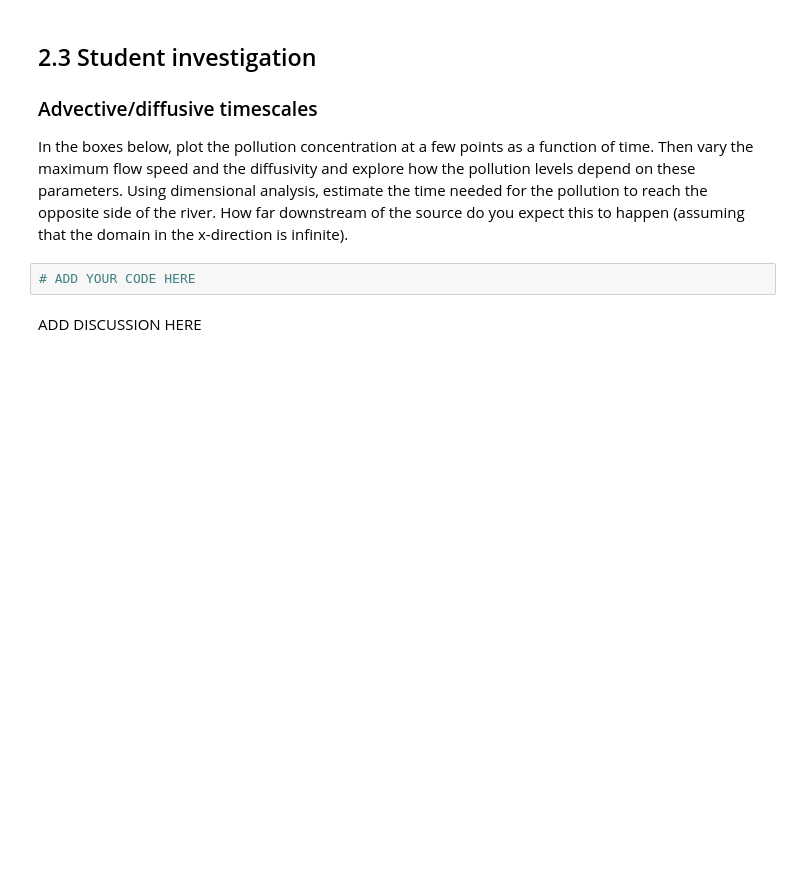
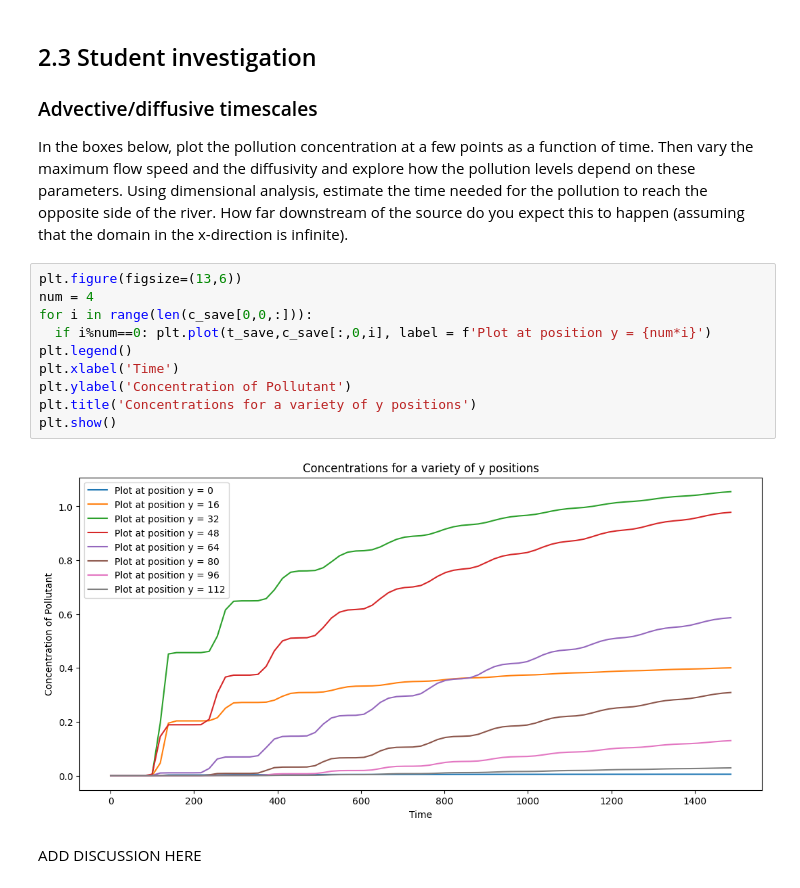
Before and after one commit to SquidsofDoom/QCES, a Jupyter notebook: Project2_transport.ipynb, the cells around one changed output. Saved outputs shown, nothing was run; the diff lists cells and outputs as text; blank space fills up the shorter version.

```diff
--- a/Project2_transport.ipynb
+++ b/Project2_transport.ipynb
@@ -442,8 +461,18 @@ HTML(anim.to_html5_video())
 <a id='section2pt3'></a>
 ### Advective/diffusive timescales
 In the boxes below, plot the pollution concentration at a few points as a function of time. Then vary the maximum flow speed and the diffusivity and explore how the pollution levels depend on these parameters. Using dimensional analysis, estimate the time needed for the pollution to reach the opposite side of the river. How far downstream of the source do you expect this to happen (assuming that the domain in the x-direction is infinite).
-# %%
-# ADD YOUR CODE HERE
+# %%
+plt.figure(figsize=(13,6))
+num = 4
+for i in range(len(c_save[0,0,:])):
+  if i%num==0: plt.plot(t_save,c_save[:,0,i], label = f'Plot at position y = {num*i}')
+plt.legend()
+plt.xlabel('Time')
+plt.ylabel('Concentration of Pollutant')
+plt.title('Concentrations for a variety of y positions')
+plt.show()
+# %% [output]
+[figure, added]
 # %% [markdown]
 ADD DISCUSSION HERE
 # %% [markdown]
```
Also changed, not shown: parts of 9 cells of this notebook.
